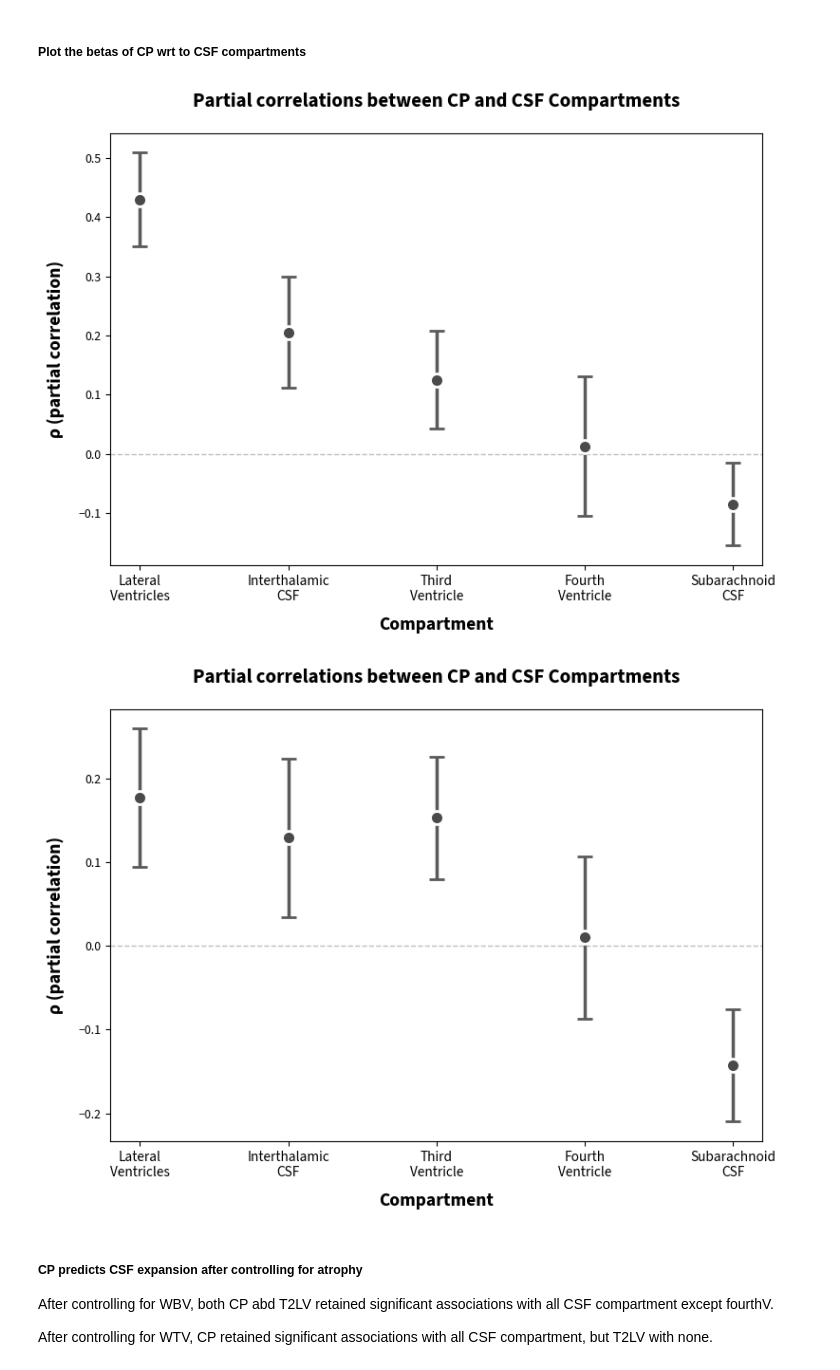
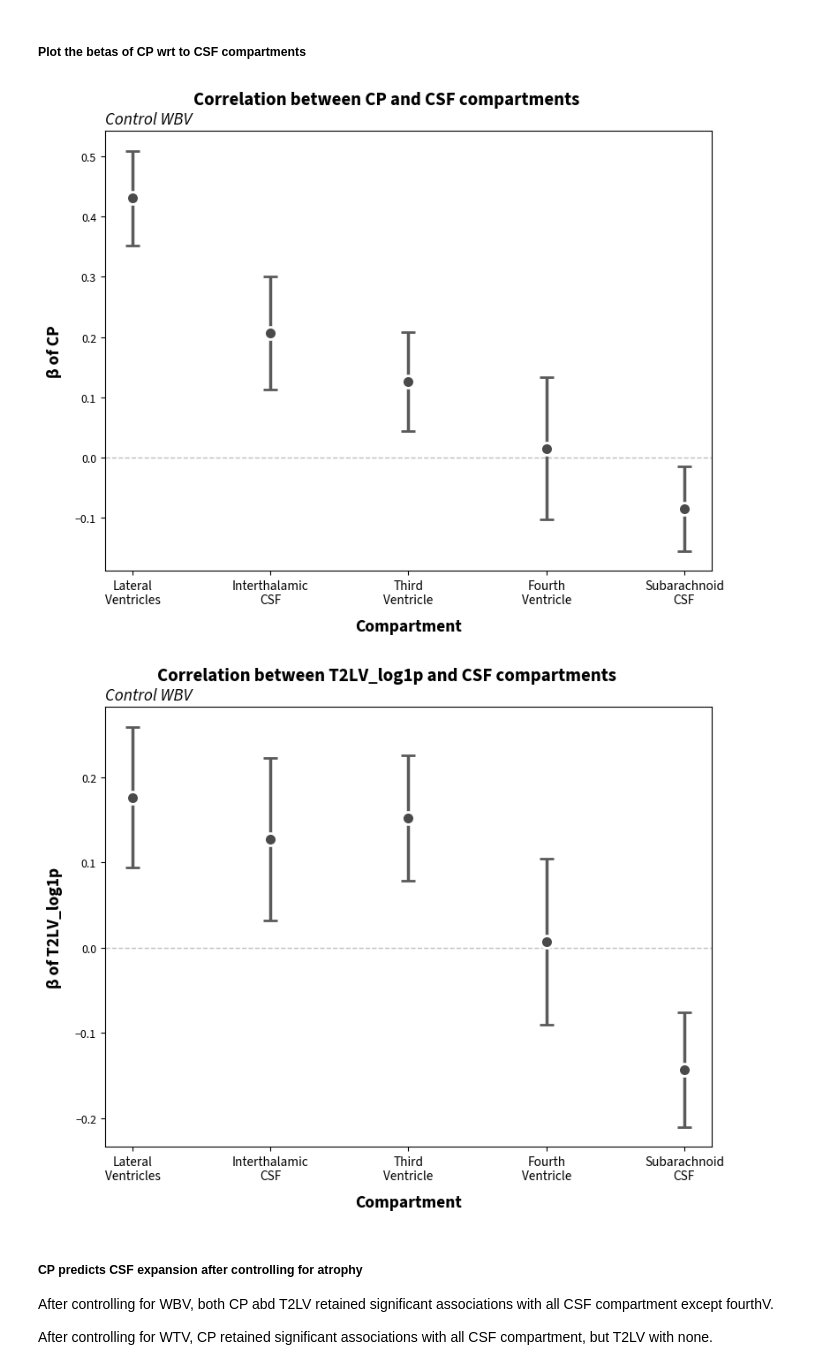
Before and after one commit to srs328/ms_mri, a Jupyter notebook: analysis/thalamus/results/3-CP_CSF_analysis.ipynb, the cells around one changed output. Drawn from its saved outputs; the diff is of its cells as text; code cells hidden in the pictures.

```diff
--- a/analysis/thalamus/results/3-CP_CSF_analysis.ipynb
+++ b/analysis/thalamus/results/3-CP_CSF_analysis.ipynb
@@ -85,8 +85,8 @@ def plot_betas(
     lower_ci,
     upper_ci,
     labels,
-    ylabel="ρ (partial correlation)",
-    title="Partial correlations between CP and CSF Compartments",
+    ylabel="β",
+    title="Correlations between CP and CSF Compartments",
     figsize=(8, 6),
     connect_points=False,
     point_color=colors['grey3'],
@@ -169,7 +169,9 @@ def plot_betas(
     ax.set_xticklabels(labels, fontsize=11)
     ax.set_xlabel('Compartment', fontsize=14, fontweight='bold', labelpad=10)
     ax.set_ylabel(ylabel, fontsize=14, fontweight='bold', labelpad=10)
-    ax.set_title(title, fontsize=15, fontweight='bold', pad=20)
+
+    if title is not None:
+        ax.set_title(title, fontsize=15, fontweight='bold', pad=20)
 
     # Add horizontal line at zero for reference
     ax.axhline(y=0, color='gray', linestyle='--', linewidth=1, alpha=0.5)
@@ -337,52 +348,55 @@ outcome ~ T2LV_log1p + WBV + age + Female + tiv
 # %% [markdown]
 ##### Plot the betas of CP wrt to CSF compartments
 # %%
-plot_data = results['CP']
+sup_title_y = 1.05
+control_name = "WBV"
 
-save_name = "Partial correlation plot CP and CSF (with line).png"
+predictor = "CP"
+plot_data = results[predictor]
+save_name = f"Correlations between {predictor} and CSF - {control_name} control.png"
 fig, ax = plot_betas(
     coefficients=plot_data['coef'],
     lower_ci=plot_data['llci'],
     upper_ci=plot_data['ulci'],
     labels=['Lateral\nVentricles', 'Interthalamic\nCSF',
             'Third\nVentricle', 'Fourth\nVentricle', 'Subarachnoid\nCSF'],
-    connect_points=True,
+    title=None,
+    ylabel=f"β of {predictor}",
+    connect_points=False,
     fig_transparent=False,
     axs_transparent=False
 )
+title = f"Correlation between {predictor} and CSF compartments"
+fig.suptitle(title, fontsize=15, fontweight='bold', y=sup_title_y) # Adjust y position if needed
+ax.set_title(f"Control {control_name}", fontsize=14, fontstyle='italic', loc='left')
+
 fig.savefig(fig_path / save_name, dpi=300, bbox_inches='tight', transparent=False)
-plt.close()
+plt.show()
 
-save_name = "Partial correlation plot CP and CSF (no line).png"
+predictor = "T2LV_log1p"
+plot_data = results[predictor]
+save_name = f"Correlations between {predictor} and CSF - {control_name} control.png"
 fig, ax = plot_betas(
     coefficients=plot_data['coef'],
     lower_ci=plot_data['llci'],
     upper_ci=plot_data['ulci'],
     labels=['Lateral\nVentricles', 'Interthalamic\nCSF',
             'Third\nVentricle', 'Fourth\nVentricle', 'Subarachnoid\nCSF'],
+    title=None,
+    ylabel=f"β of {predictor}",
     connect_points=False,
     fig_transparent=False,
     axs_transparent=False
 )
+title = f"Correlation between {predictor} and CSF compartments"
+fig.suptitle(title, fontsize=15, fontweight='bold', y=sup_title_y) # Adjust y position if needed
+ax.set_title(f"Control {control_name}", fontsize=14, fontstyle='italic', loc='left')
+
 fig.savefig(fig_path / save_name, dpi=300, bbox_inches='tight', transparent=False)
+plt.show()
 # %% [output]
-[figure, old version]
+[figure, new version]
+[figure, added]
-# %%
-plot_data = results['T2LV_log1p']
-
-save_name = "Partial correlation plot T2LV and CSF.png"
-fig, ax = plot_betas(
-    coefficients=plot_data['coef'],
-    lower_ci=plot_data['llci'],
-    upper_ci=plot_data['ulci'],
-    labels=['Lateral\nVentricles', 'Interthalamic\nCSF',
-            'Third\nVentricle', 'Fourth\nVentricle', 'Subarachnoid\nCSF'],
-    connect_points=False,
-    fig_transparent=False,
-    axs_transparent=False
-)
-# %% [output]
-[figure, removed]
 # %% [markdown]
 ##### CP predicts CSF expansion after controlling for atrophy
 
```
Also changed, not shown: parts of 20 cells of this notebook, 8 other files.
